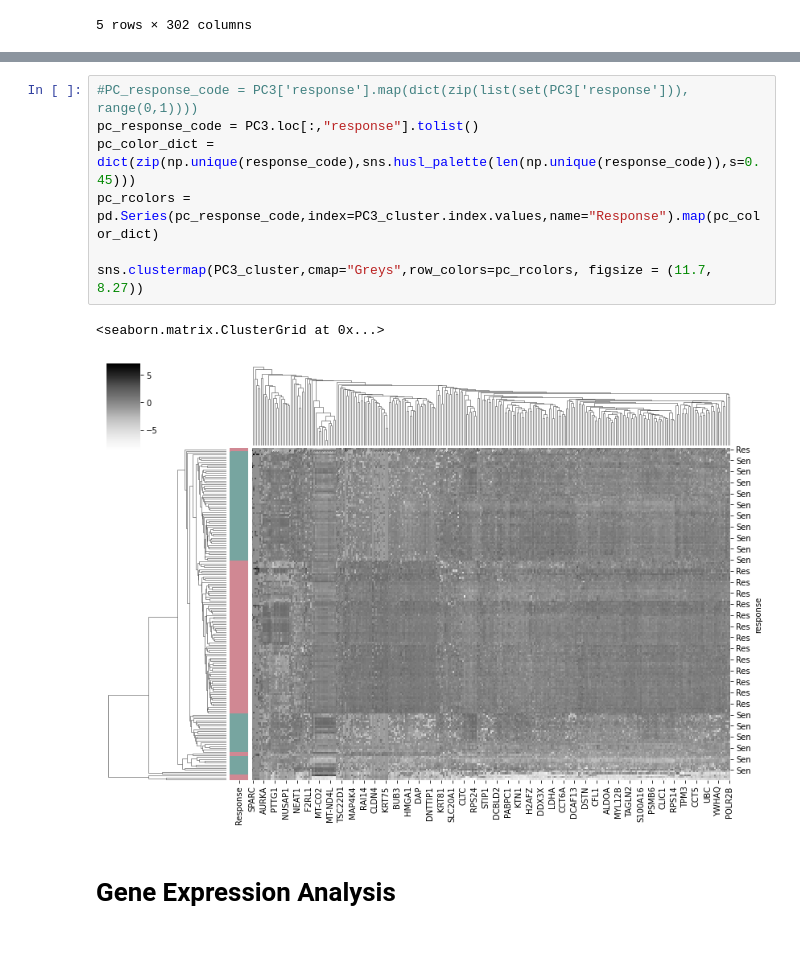
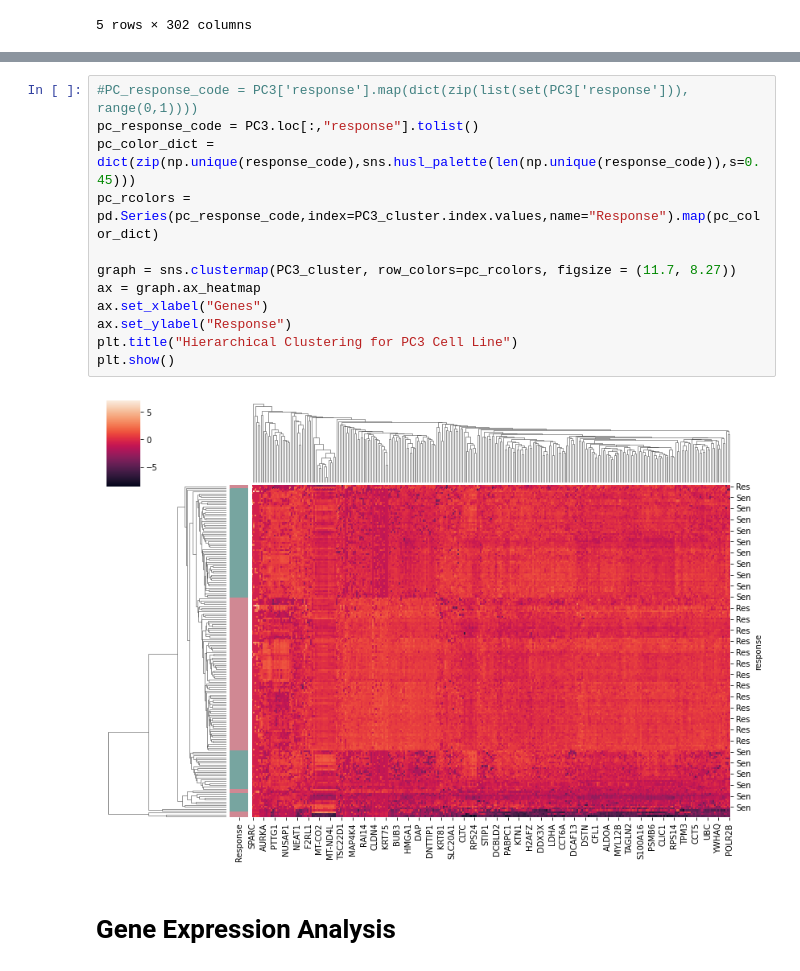
Before and after one commit to qzhang21/BST281FinalProject, a Jupyter notebook: QC_and_Expression_Profile.ipynb, the cells around one changed output, grey strips where cells are left out. Drawn from its saved outputs; the diff is of its cells as text; blank space fills up the shorter version.

```diff
--- a/QC_and_Expression_Profile.ipynb
+++ b/QC_and_Expression_Profile.ipynb
@@ -70,13 +73,17 @@ sns.clustermap(data=DU145_cluster, cmap="Greys",row_colors=rcolors, figsize = (1
 # %%
 #PC_response_code = PC3['response'].map(dict(zip(list(set(PC3['response'])), range(0,1))))
 pc_response_code = PC3.loc[:,"response"].tolist()
 pc_color_dict = dict(zip(np.unique(response_code),sns.husl_palette(len(np.unique(response_code)),s=0.45)))
 pc_rcolors = pd.Series(pc_response_code,index=PC3_cluster.index.values,name="Response").map(pc_color_dict)
 
-sns.clustermap(PC3_cluster,cmap="Greys",row_colors=pc_rcolors, figsize = (11.7, 8.27))
+graph = sns.clustermap(PC3_cluster, row_colors=pc_rcolors, figsize = (11.7, 8.27))
+ax = graph.ax_heatmap
+ax.set_xlabel("Genes")
+ax.set_ylabel("Response")
+plt.title("Hierarchical Clustering for PC3 Cell Line")
+plt.show()
 # %% [output]
-<seaborn.matrix.ClusterGrid at 0x...>
-[figure, old version]
+[figure, new version]
 # %% [markdown]
 # Gene Expression Analysis
 # %%
```
Also changed, not shown: parts of 21 cells of this notebook.
